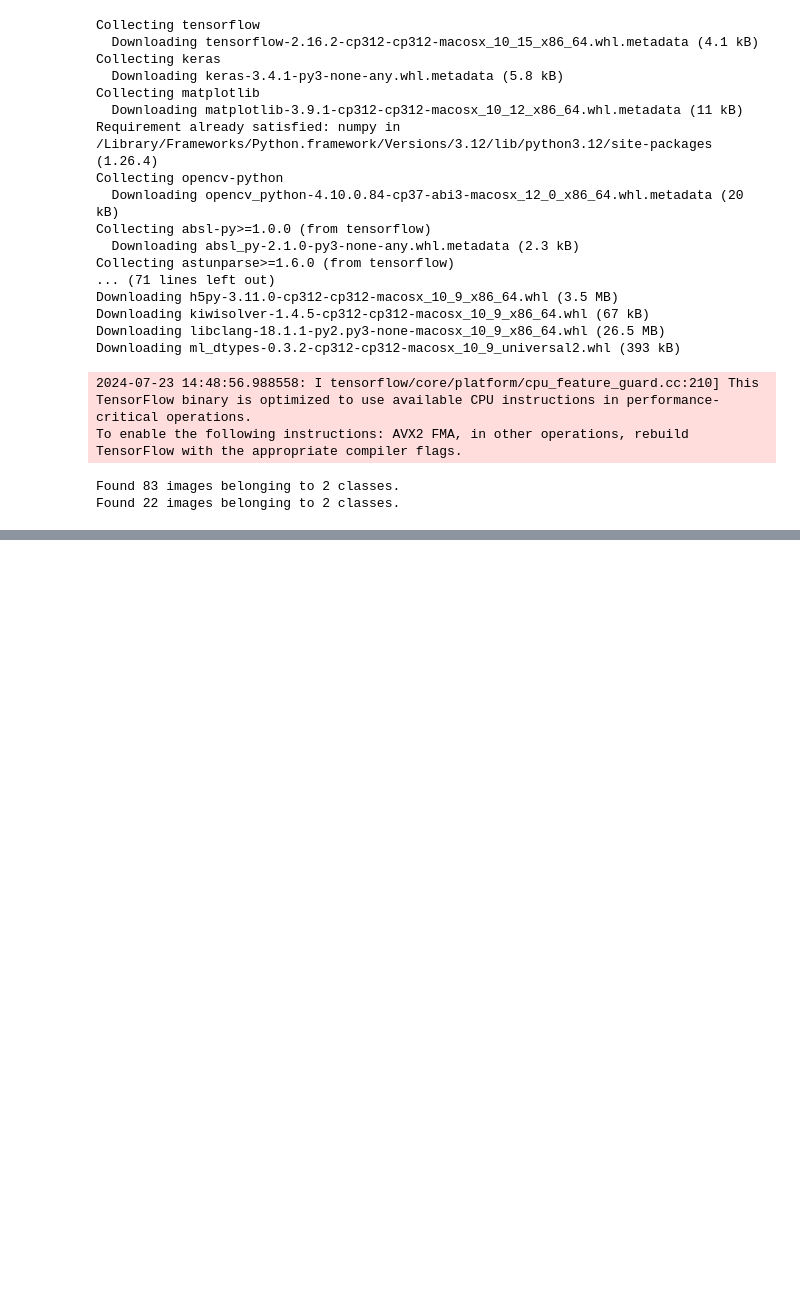
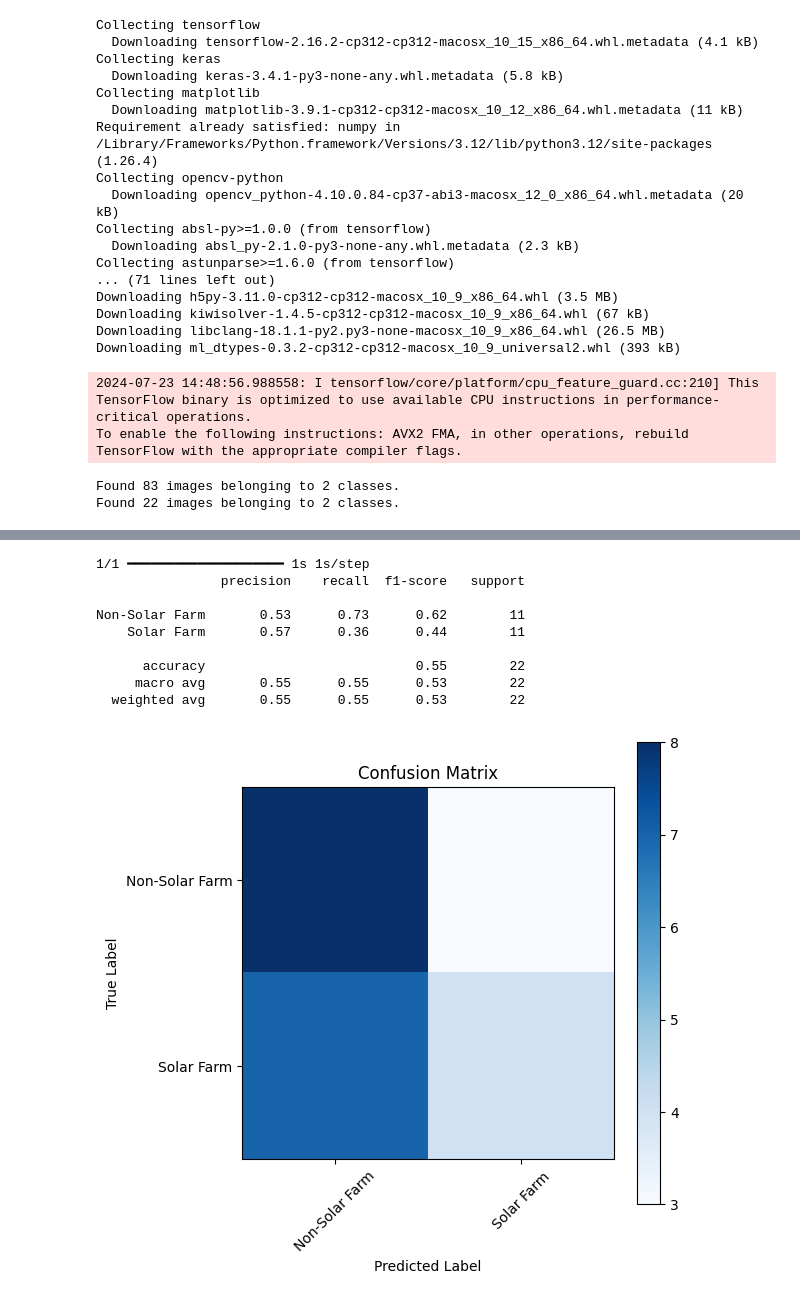
Before and after one commit to Eesa-Sarosh/SolarProject, a Jupyter notebook: P1.ipynb, the cells around one changed output, grey strips where cells are left out. Cells and saved outputs as stored; diff of their text form; code cells hidden in the pictures; blank space fills up the shorter version.

Commit message:
Added Reports

```diff
--- a/P1.ipynb
+++ b/P1.ipynb
@@ -206,0 +226,37 @@ Test accuracy: 0.7272727489471436
+# %%
+from sklearn.metrics import classification_report, confusion_matrix
+import numpy as np
+
+# Get predictions
+y_pred = model.predict(validation_generator)
+y_pred = np.round(y_pred)  # Convert probabilities to binary predictions
+
+# Get true labels
+y_true = validation_generator.classes
+
+# Print classification report
+print(classification_report(y_true, y_pred, target_names=['Non-Solar Farm', 'Solar Farm']))
+
+# Plot confusion matrix
+cm = confusion_matrix(y_true, y_pred)
+plt.figure(figsize=(6, 6))
+plt.imshow(cm, interpolation='nearest', cmap='Blues')
+plt.title('Confusion Matrix')
+plt.colorbar()
+tick_marks = np.arange(2)
+plt.xticks(tick_marks, ['Non-Solar Farm', 'Solar Farm'], rotation=45)
+plt.yticks(tick_marks, ['Non-Solar Farm', 'Solar Farm'])
+plt.xlabel('Predicted Label')
+plt.ylabel('True Label')
+plt.show()
+# %% [output]
+1/1 ━━━━━━━━━━━━━━━━━━━━ 1s 1s/step
+                precision    recall  f1-score   support
+
+Non-Solar Farm       0.53      0.73      0.62        11
+    Solar Farm       0.57      0.36      0.44        11
+
+      accuracy                           0.55        22
+     macro avg       0.55      0.55      0.53        22
+  weighted avg       0.55      0.55      0.53        22
+[figure, added]
```
Also changed, not shown: parts of 3 cells of this notebook.
